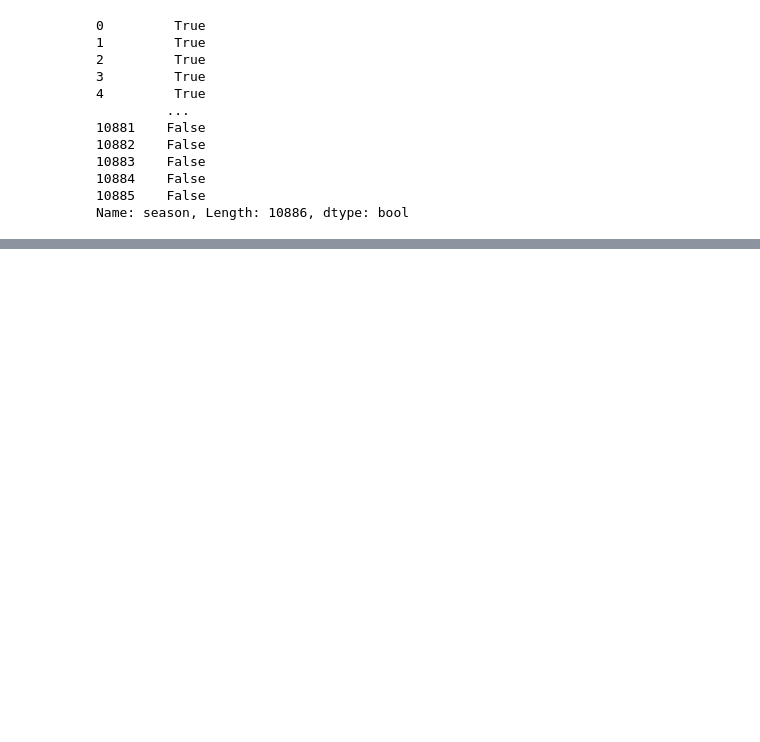
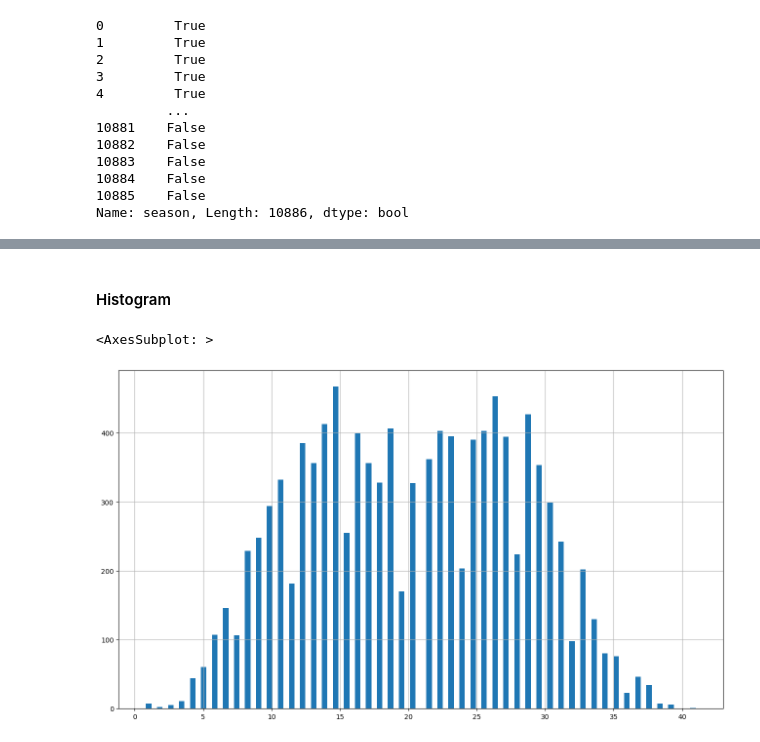
Before and after one commit to Alexey3250/Start_ML, a Jupyter notebook: Applied programming in Python Notes.ipynb, the cells around one changed output, grey strips where cells are left out. Cells and saved outputs as stored; diff of their text form; code cells hidden in the pictures; blank space fills up the shorter version.

```diff
--- a/Applied programming in Python Notes.ipynb
+++ b/Applied programming in Python Notes.ipynb
@@ -4312,0 +4832,9 @@ Name: season, Length: 10886, dtype: bool
+# %% [markdown]
+#### Histogram
+# %%
+# Также в pandas есть встроенная функция для постройки гистограм
+df_1['temp'].hist(bins=100, figsize=(16, 9))
+# рисуем распределение температур
+# %% [output]
+<AxesSubplot: >
+[figure, added]
```
Also changed, not shown: parts of 84 cells of this notebook, 3 other files.
